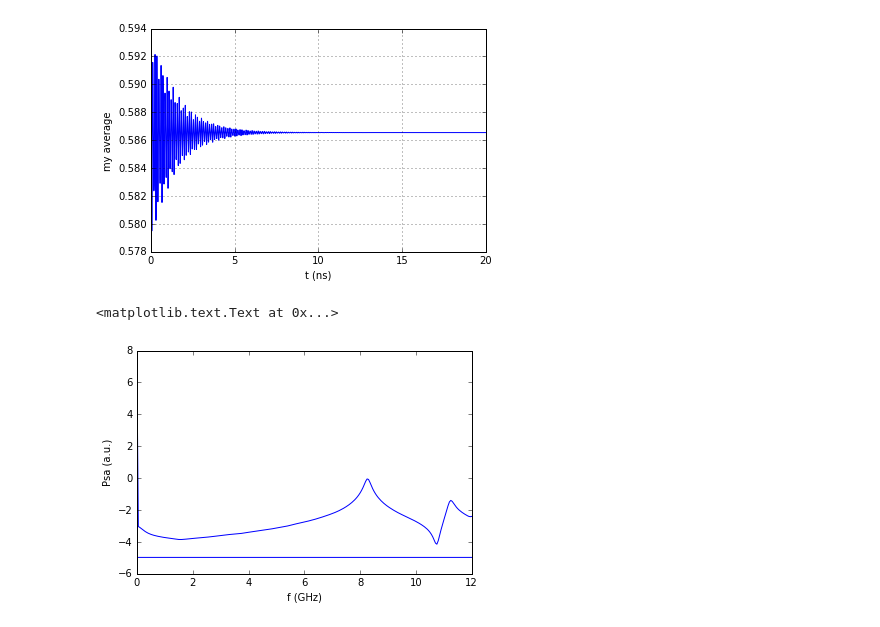
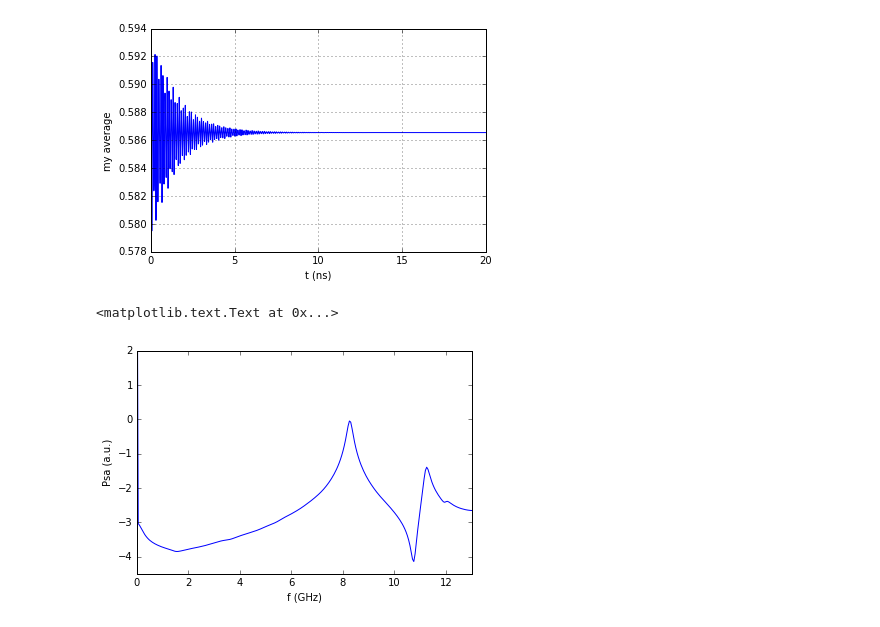
Before and after one commit to fangohr/oommf-python, a Jupyter notebook: new/notebooks/fmr_standard_problem.ipynb, the cells around one changed output. Saved outputs shown, nothing was run; the diff lists cells and outputs as text; code cells hidden in the pictures.

```diff
--- a/new/notebooks/fmr_standard_problem.ipynb
+++ b/new/notebooks/fmr_standard_problem.ipynb
@@ -50,7 +59,7 @@ m0file.omf                  relaxation_stage-Oxs_TimeDriver-Spin-00-0004155.omf
 # %%
 from field import Field, load_oommf_file
 
-m0 = load_oommf_file('relaxation_stage-Oxs_TimeDriver-Spin-00-0004155.omf')
+m0 = load_oommf_file('relaxation_stage-Oxs_TimeDriver-Spin-00-0004003.omf')
 # %%
 %matplotlib inline
 m0.plot_slice('z', 5e-9)
@@ -105,13 +114,14 @@ plt.grid()
 # %%
 import scipy.fftpack
 
 psd = np.log10(np.abs(scipy.fftpack.fft(myav))**2)
 f_axis = scipy.fftpack.fftfreq(n_steps, d=dt)
 
 plt.plot(f_axis/1e9, psd)
-plt.xlim([0, 12])
+plt.xlim([0, 13])
+plt.ylim([-4.5, 2])
 plt.xlabel('f (GHz)')
 plt.ylabel('Psa (a.u.)')
 # %% [output]
 <matplotlib.text.Text at 0x...>
-[figure, old version]
+[figure, new version]
```
Also changed, not shown: parts of 5 cells of this notebook.
